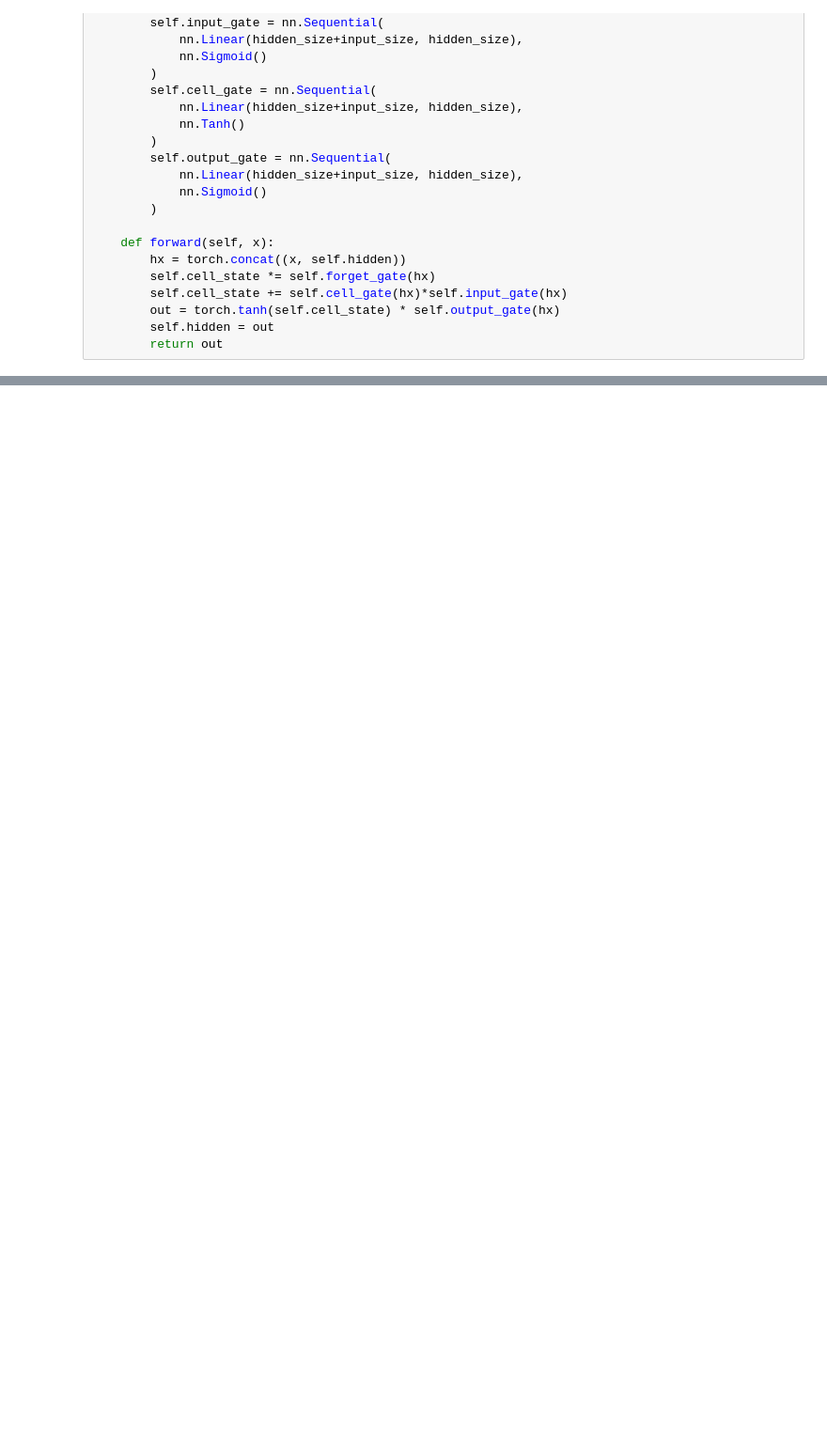
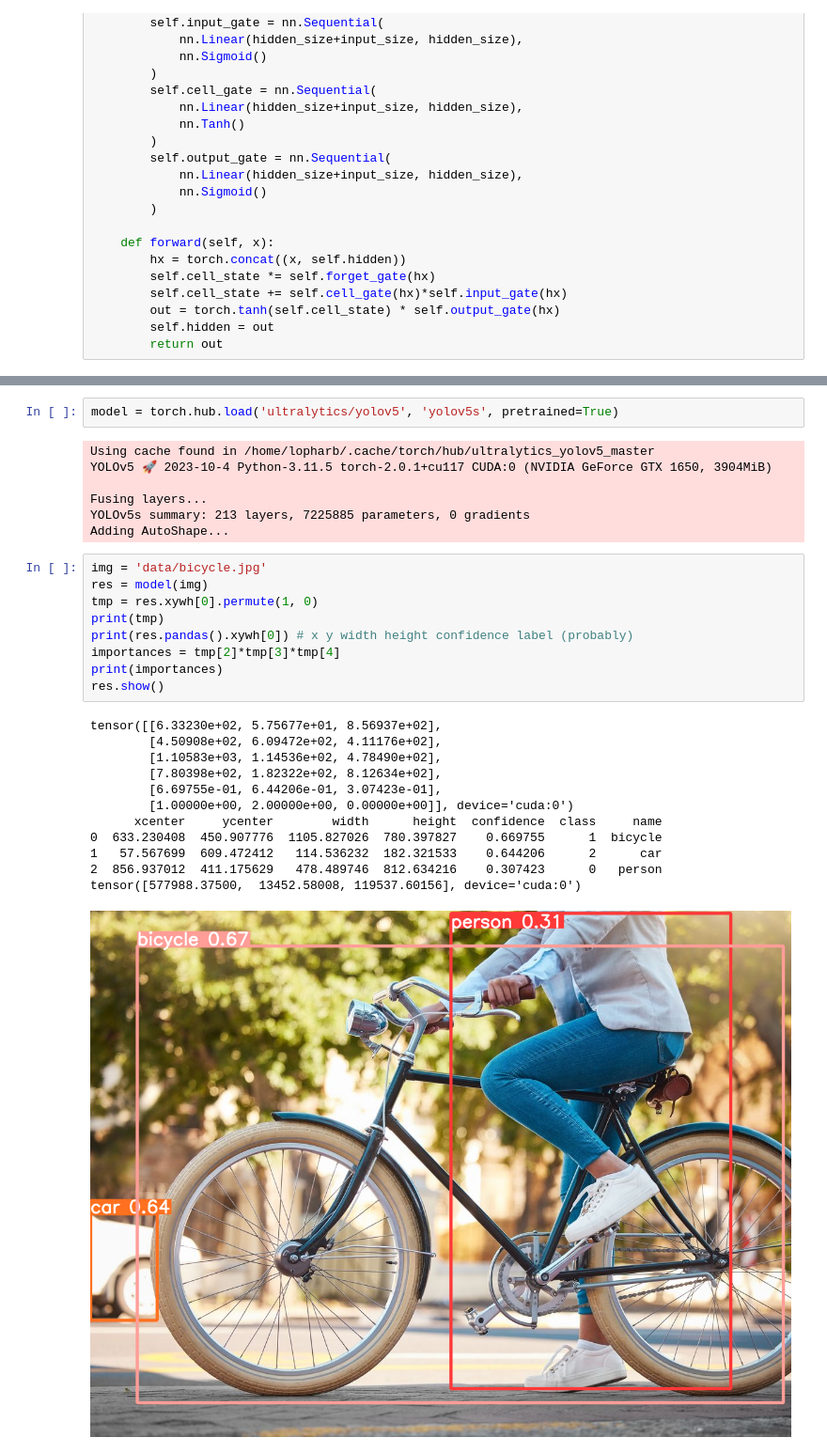
Before and after one commit to lopharb/image_captioning, a Jupyter notebook: sandbox.ipynb, the cells around one changed output, grey strips where cells are left out. Shown at 94% size. Cells and saved outputs as stored; diff of their text form; blank space fills up the shorter version.

Commit message:
set up yolov5 (with some issues though)

```diff
--- a/sandbox.ipynb
+++ b/sandbox.ipynb
@@ -136,0 +109,31 @@ tf.config.list_physical_devices('GPU')
+# %%
+model = torch.hub.load('ultralytics/yolov5', 'yolov5s', pretrained=True)
+# %% [output]
+Using cache found in /home/lopharb/.cache/torch/hub/ultralytics_yolov5_master
+YOLOv5 🚀 2023-10-4 Python-3.11.5 torch-2.0.1+cu117 CUDA:0 (NVIDIA GeForce GTX 1650, 3904MiB)
+
+Fusing layers...
+YOLOv5s summary: 213 layers, 7225885 parameters, 0 gradients
+Adding AutoShape...
+# %%
+img = 'data/bicycle.jpg'
+res = model(img)
+tmp = res.xywh[0].permute(1, 0)
+print(tmp)
+print(res.pandas().xywh[0]) # x y width height confidence label (probably)
+importances = tmp[2]*tmp[3]*tmp[4]
+print(importances)
+res.show()
+# %% [output]
+tensor([[6.33230e+02, 5.75677e+01, 8.56937e+02],
+        [4.50908e+02, 6.09472e+02, 4.11176e+02],
+        [1.10583e+03, 1.14536e+02, 4.78490e+02],
+        [7.80398e+02, 1.82322e+02, 8.12634e+02],
+        [6.69755e-01, 6.44206e-01, 3.07423e-01],
+        [1.00000e+00, 2.00000e+00, 0.00000e+00]], device='cuda:0')
+      xcenter     ycenter        width      height  confidence  class     name
+0  633.230408  450.907776  1105.827026  780.397827    0.669755      1  bicycle
+1   57.567699  609.472412   114.536232  182.321533    0.644206      2      car
+2  856.937012  411.175629   478.489746  812.634216    0.307423      0   person
+tensor([577988.37500,  13452.58008, 119537.60156], device='cuda:0')
+[figure, added]
```
Also changed, not shown: parts of 4 cells of this notebook, 3 other files.
